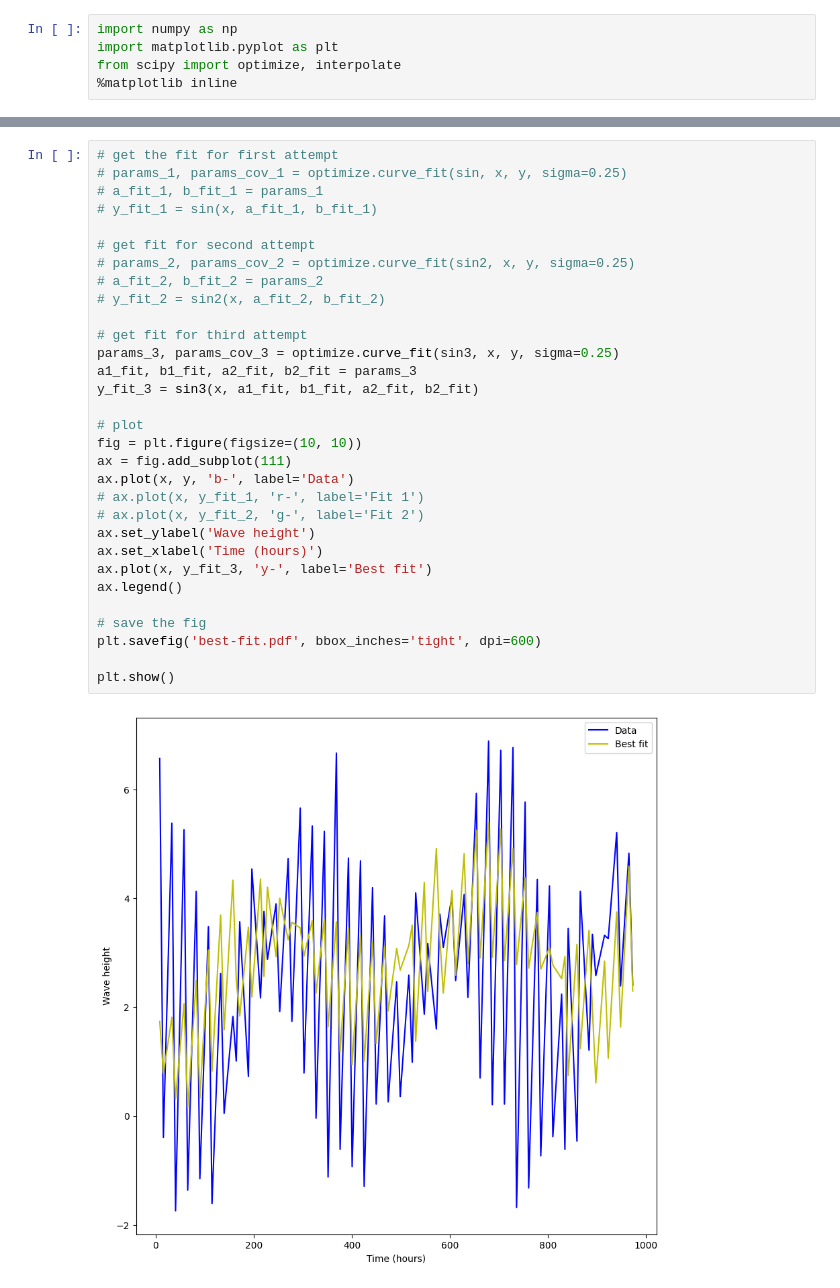
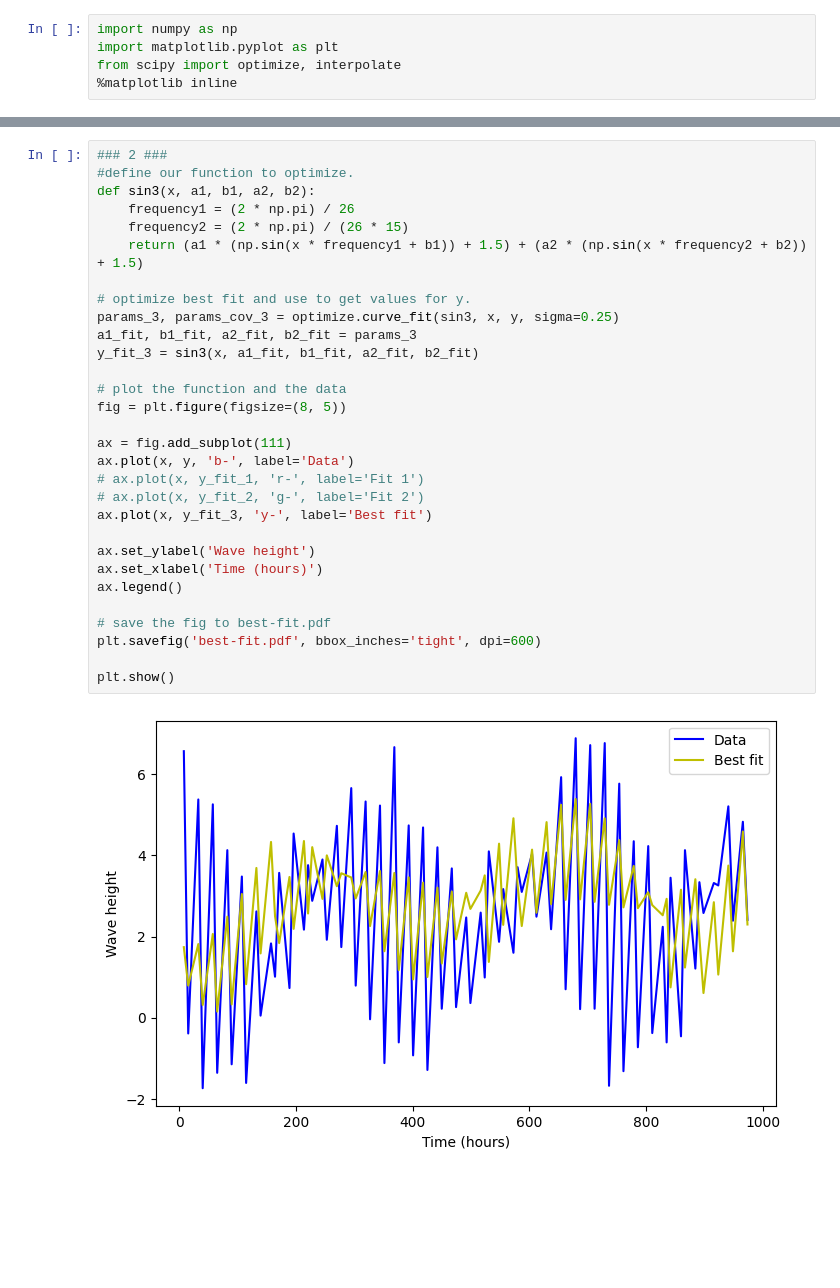
Before and after one commit to Alexis-Valdes/ASTR-Group-Project, a Jupyter notebook: data-plotting.ipynb, the cells around one changed output, grey strips where cells are left out. Cells and saved outputs as stored; diff of their text form; blank space fills up the shorter version.

```diff
--- a/data-plotting.ipynb
+++ b/data-plotting.ipynb
@@ -99,33 +78,32 @@ plt.show()
 # %%
-# get the fit for first attempt
-# params_1, params_cov_1 = optimize.curve_fit(sin, x, y, sigma=0.25)
-# a_fit_1, b_fit_1 = params_1
-# y_fit_1 = sin(x, a_fit_1, b_fit_1)
+### 2 ###
+#define our function to optimize.
+def sin3(x, a1, b1, a2, b2):
+    frequency1 = (2 * np.pi) / 26
+    frequency2 = (2 * np.pi) / (26 * 15)
+    return (a1 * (np.sin(x * frequency1 + b1)) + 1.5) + (a2 * (np.sin(x * frequency2 + b2)) + 1.5)
 
-# get fit for second attempt
-# params_2, params_cov_2 = optimize.curve_fit(sin2, x, y, sigma=0.25)
-# a_fit_2, b_fit_2 = params_2
-# y_fit_2 = sin2(x, a_fit_2, b_fit_2)
-
-# get fit for third attempt
+# optimize best fit and use to get values for y.
 params_3, params_cov_3 = optimize.curve_fit(sin3, x, y, sigma=0.25)
 a1_fit, b1_fit, a2_fit, b2_fit = params_3
 y_fit_3 = sin3(x, a1_fit, b1_fit, a2_fit, b2_fit)
 
-# plot
-fig = plt.figure(figsize=(10, 10))
+# plot the function and the data
+fig = plt.figure(figsize=(8, 5))
+
 ax = fig.add_subplot(111)
 ax.plot(x, y, 'b-', label='Data')
 # ax.plot(x, y_fit_1, 'r-', label='Fit 1')
 # ax.plot(x, y_fit_2, 'g-', label='Fit 2')
+ax.plot(x, y_fit_3, 'y-', label='Best fit')
+
 ax.set_ylabel('Wave height')
 ax.set_xlabel('Time (hours)')
-ax.plot(x, y_fit_3, 'y-', label='Best fit')
 ax.legend()
 
-# save the fig
+# save the fig to best-fit.pdf
 plt.savefig('best-fit.pdf', bbox_inches='tight', dpi=600)
 
 plt.show()
 # %% [output]
-[figure, old version]
+[figure, new version]
```
Also changed, not shown: parts of 11 cells of this notebook, 2 other files.
